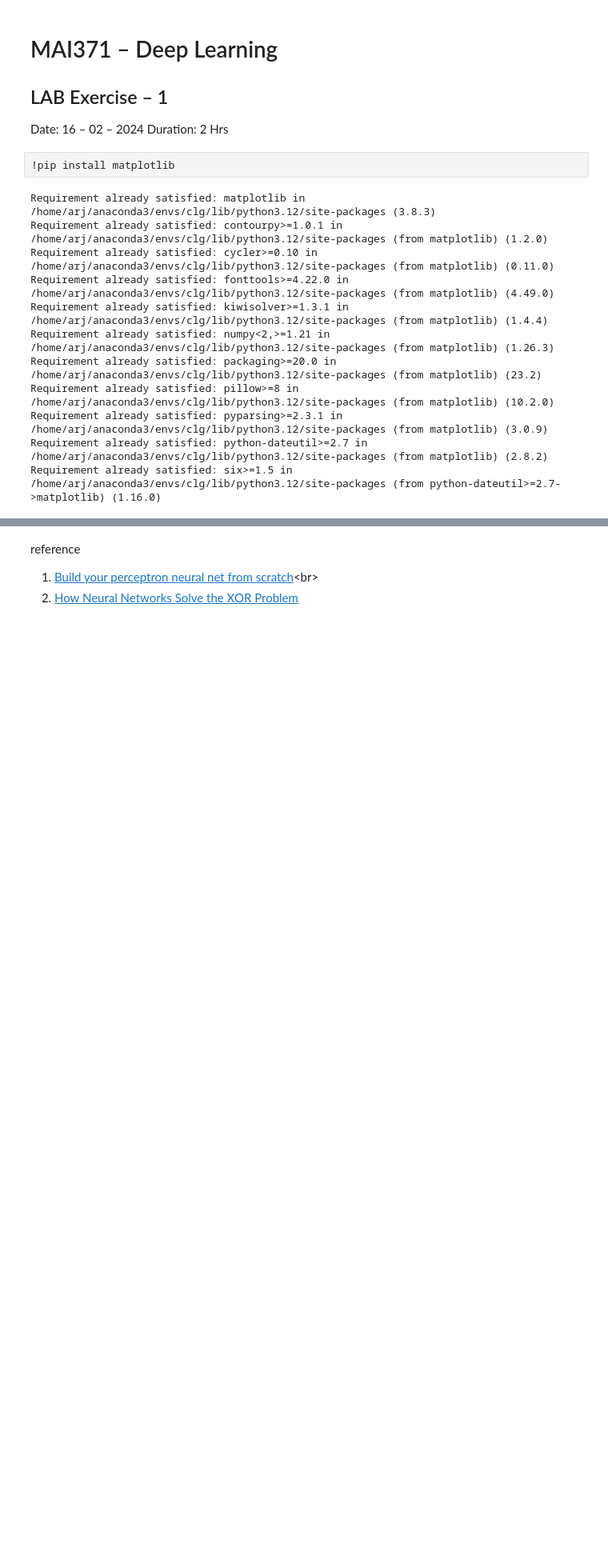
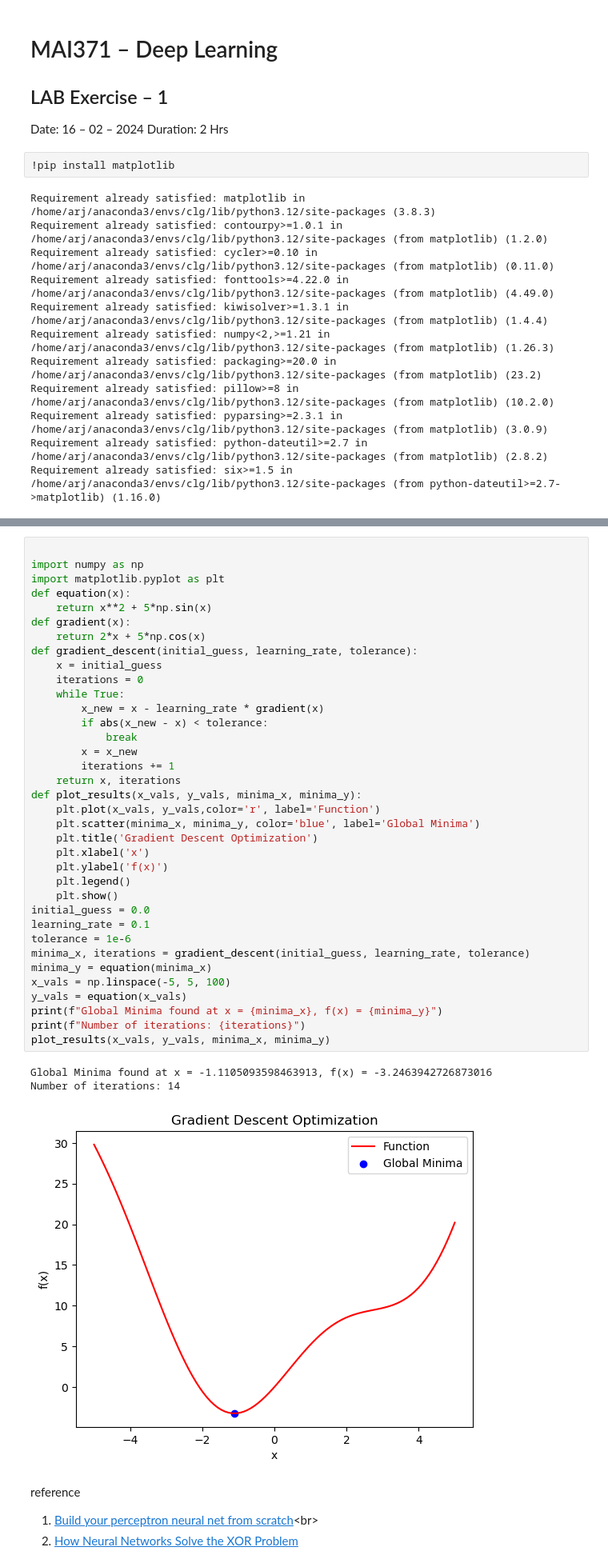
Before and after one commit to Arjun-P-Dinesh/Deep-learning, a Jupyter notebook: Lab/Lab 1/2348506_Lab1.ipynb, the cells around one changed output, grey strips where cells are left out. Shown at 80% size. Cells and saved outputs as stored; diff of their text form; blank space fills up the shorter version.

```diff
--- a/Lab/Lab 1/2348506_Lab1.ipynb
+++ b/Lab/Lab 1/2348506_Lab1.ipynb
@@ -266,3 +194,43 @@ p_xor.train()
+# %%
+
+import numpy as np
+import matplotlib.pyplot as plt
+def equation(x):
+    return x**2 + 5*np.sin(x)
+def gradient(x):
+    return 2*x + 5*np.cos(x)
+def gradient_descent(initial_guess, learning_rate, tolerance):
+    x = initial_guess
+    iterations = 0
+    while True:
+        x_new = x - learning_rate * gradient(x)
+        if abs(x_new - x) < tolerance:
+            break
+        x = x_new
+        iterations += 1
+    return x, iterations
+def plot_results(x_vals, y_vals, minima_x, minima_y):
+    plt.plot(x_vals, y_vals,color='r', label='Function')
+    plt.scatter(minima_x, minima_y, color='blue', label='Global Minima')
+    plt.title('Gradient Descent Optimization')
+    plt.xlabel('x')
+    plt.ylabel('f(x)')
+    plt.legend()
+    plt.show()
+initial_guess = 0.0
+learning_rate = 0.1
+tolerance = 1e-6
+minima_x, iterations = gradient_descent(initial_guess, learning_rate, tolerance)
+minima_y = equation(minima_x)
+x_vals = np.linspace(-5, 5, 100)
+y_vals = equation(x_vals)
+print(f"Global Minima found at x = {minima_x}, f(x) = {minima_y}")
+print(f"Number of iterations: {iterations}")
+plot_results(x_vals, y_vals, minima_x, minima_y)
+# %% [output]
+Global Minima found at x = -1.1105093598463913, f(x) = -3.2463942726873016
+Number of iterations: 14
+[figure, added]
 # %% [markdown]
 reference
 1. [Build your perceptron neural net from scratch](https://medium.com/@ismailghallou/build-your-perceptron-neural-net-from-scratch-e12b7be9d1ef#:~:text=The%20perceptron%20receives%20input%20data,be%20more%20than%202%20inputs%20!)<br>
```
Also changed, not shown: parts of 19 cells of this notebook.
